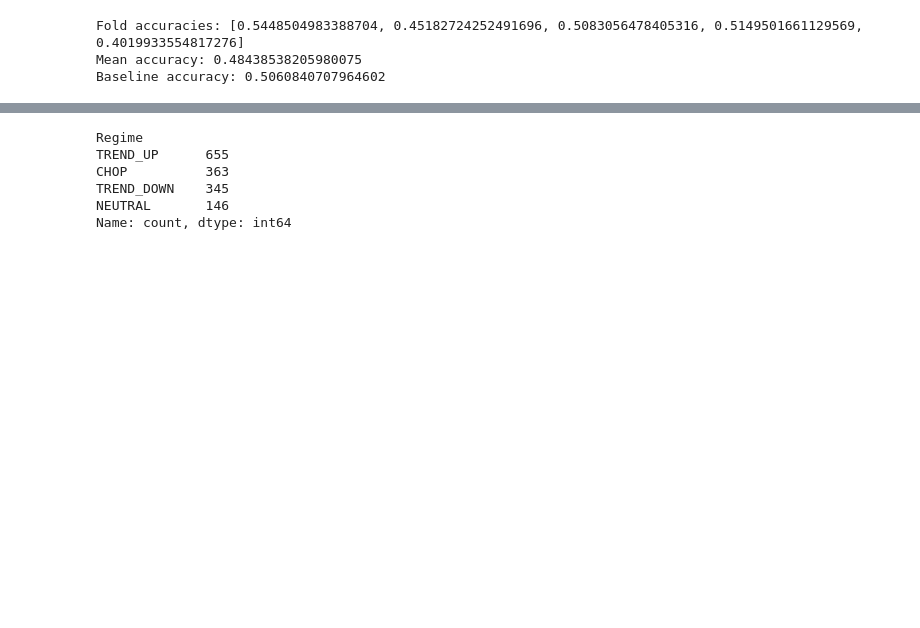
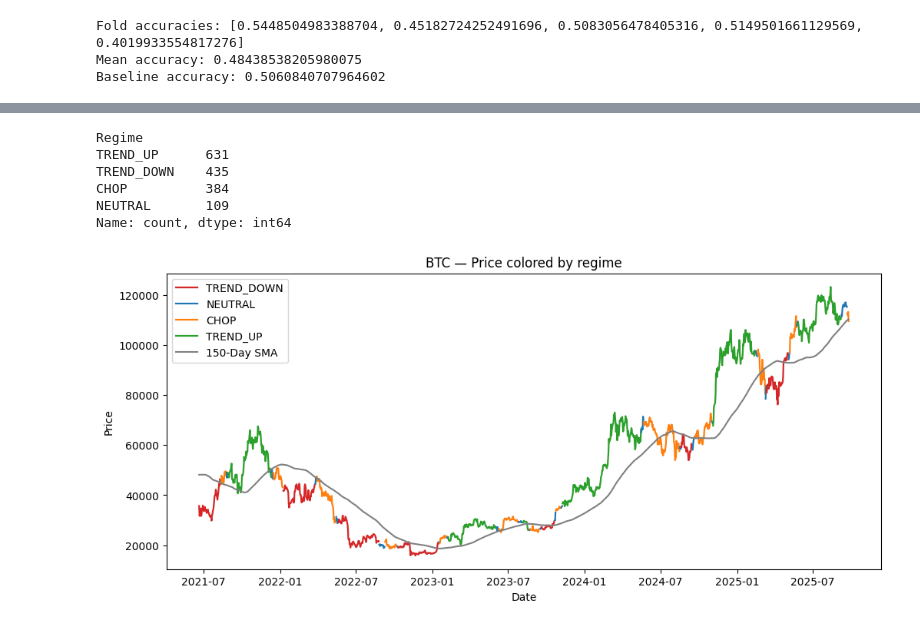
Before and after one commit to E-Eshbaugh/CryptoModel_v1, a Jupyter notebook: CryptoModel.ipynb, the cells around one changed output, grey strips where cells are left out. Cells and saved outputs as stored; diff of their text form; code cells hidden in the pictures; blank space fills up the shorter version.

```diff
--- a/CryptoModel.ipynb
+++ b/CryptoModel.ipynb
@@ -300,21 +300,58 @@ Date
 # %%
 # Label regimes SLOPE_DOWN, SLOPE_UP, CHOP
 def label_regime(r2, slope_ann, r2_hi=0.30, r2_lo=0.20, s_hi=0.25, s_lo=0.10):
     r2_scalar = r2.item() if isinstance(r2, pd.Series) else r2
     slope_ann_scalar = slope_ann.item() if isinstance(slope_ann, pd.Series) else slope_ann
 
     if (r2_scalar >= r2_hi) and (abs(slope_ann_scalar) >= s_hi):
         return "TREND_UP" if slope_ann_scalar > 0 else "TREND_DOWN"
     if (r2_scalar <= r2_lo) or (abs(slope_ann_scalar) < s_lo):
         return "CHOP"
     return "NEUTRAL"
 
-btc['Regime'] = btc.apply(lambda x: label_regime(x["r2_200"], x["slope_200_annualized"]), axis=1)
+btc['Regime'] = btc.apply(lambda x: label_regime(x["r2_150"], x["slope_150_annualized"]), axis=1)
 print(btc['Regime'].value_counts())
+
+def plot_regime_price(df, price_col="Close", regime_col="regime", colors=None, title="BTC — Price colored by regime", linewidth=1.6):
+    if colors is None:
+        colors = {
+            "TREND_UP": "tab:green",
+            "TREND_DOWN": "tab:red",
+            "CHOP": "tab:orange",
+            "NEUTRAL": "tab:blue"
+        }
+
+    price = df[price_col].copy()
+    regime = df[regime_col].copy()
+    sr = pd.DataFrame({"price": price, "Regime": regime}).dropna().sort_index()
+    seg_id = (sr["Regime"] != sr["Regime"].shift(1)).cumsum()
+
+    fig, ax = plt.subplots(figsize=(12, 5))
+
+    seen = set()
+    for _, seg in sr.groupby(seg_id):
+        r = seg["Regime"].iloc[0]
+        label = r if r not in seen else None
+        ax.plot(seg.index, seg["price"],
+                color=colors.get(r, "k"),
+                linewidth=linewidth,
+                label=label)
+        seen.add(r)
+    ax.plot(df['150-Day_SMA'], color='gray', label='150-Day SMA')
+    ax.set_title(title)
+    ax.set_xlabel("Date")
+    ax.set_ylabel("Price")
+    if seen:
+        ax.legend()
+    plt.show()
+
+
+plot_regime_price(btc, price_col=("Close","BTC-USD"), regime_col="Regime")
 # %% [output]
 Regime
-TREND_UP      655
-CHOP          363
-TREND_DOWN    345
-NEUTRAL       146
+TREND_UP      631
+TREND_DOWN    435
+CHOP          384
+NEUTRAL       109
 Name: count, dtype: int64
+[figure, added]
```
Also changed, not shown: parts of 2 cells of this notebook.
